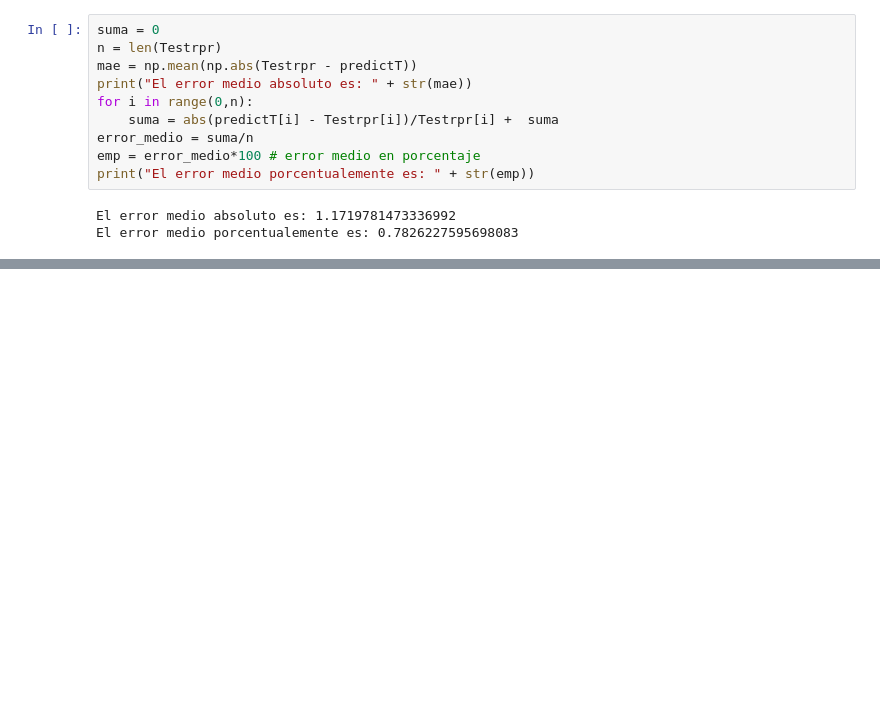
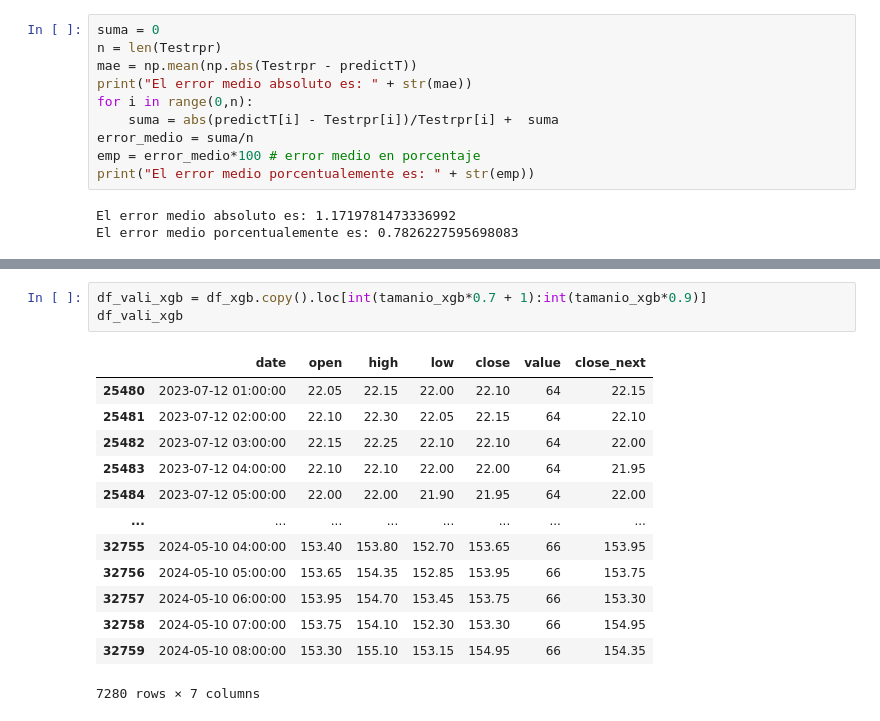
Before and after one commit to Raul-Gonzalez-M/TFG, a Jupyter notebook: codigo/RandomForestSolanaHconIMC.ipynb, the cells around one changed output, grey strips where cells are left out. Saved outputs shown, nothing was run; the diff lists cells and outputs as text; blank space fills up the shorter version.

```diff
--- a/codigo/RandomForestSolanaHconIMC.ipynb
+++ b/codigo/RandomForestSolanaHconIMC.ipynb
@@ -260,0 +239,17 @@ El error medio porcentualemente es: 0.7826227595698083
+# %%
+df_vali_xgb = df_xgb.copy().loc[int(tamanio_xgb*0.7 + 1):int(tamanio_xgb*0.9)]
+df_vali_xgb
+# %% [output]
+|  | date | open | high | low | close | value | close_next |
+| 25480 | 2023-07-12 01:00:00 | 22.05 | 22.15 | 22.00 | 22.10 | 64 | 22.15 |
+| 25481 | 2023-07-12 02:00:00 | 22.10 | 22.30 | 22.05 | 22.15 | 64 | 22.10 |
+| 25482 | 2023-07-12 03:00:00 | 22.15 | 22.25 | 22.10 | 22.10 | 64 | 22.00 |
+| 25483 | 2023-07-12 04:00:00 | 22.10 | 22.10 | 22.00 | 22.00 | 64 | 21.95 |
+| 25484 | 2023-07-12 05:00:00 | 22.00 | 22.00 | 21.90 | 21.95 | 64 | 22.00 |
+| ... | ... | ... | ... | ... | ... | ... | ... |
+| 32755 | 2024-05-10 04:00:00 | 153.40 | 153.80 | 152.70 | 153.65 | 66 | 153.95 |
+| 32756 | 2024-05-10 05:00:00 | 153.65 | 154.35 | 152.85 | 153.95 | 66 | 153.75 |
+| 32757 | 2024-05-10 06:00:00 | 153.95 | 154.70 | 153.45 | 153.75 | 66 | 153.30 |
+| 32758 | 2024-05-10 07:00:00 | 153.75 | 154.10 | 152.30 | 153.30 | 66 | 154.95 |
+| 32759 | 2024-05-10 08:00:00 | 153.30 | 155.10 | 153.15 | 154.95 | 66 | 154.35 |
+7280 rows × 7 columns
```
Also changed, not shown: parts of 40 cells of this notebook, 1 other file.
